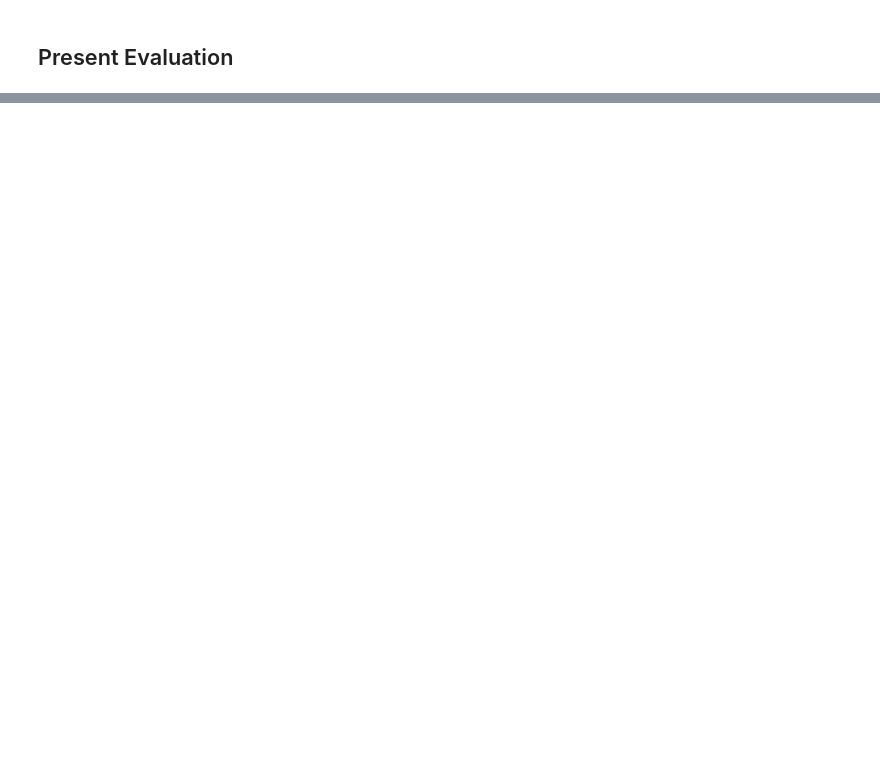
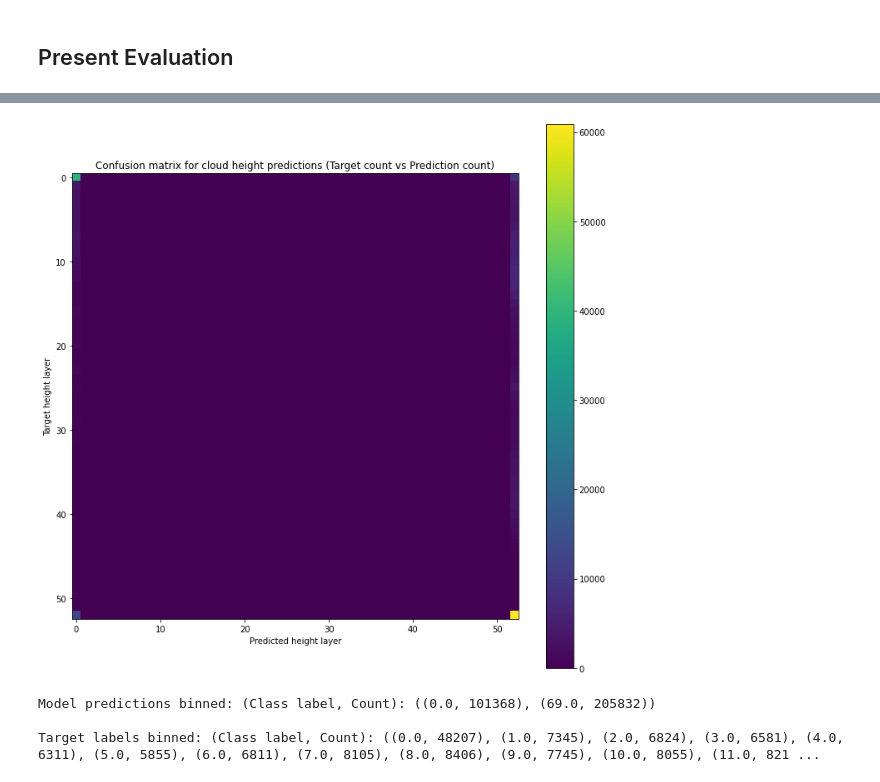
Before and after one commit to MetOffice/data_science_cop, a Jupyter notebook: challenges/2021_CyrilMorcrette_cloudBaseHeight/cbh_challenge_ml_pytorch_eval.ipynb, the cells around one changed output, grey strips where cells are left out. Drawn from its saved outputs; the diff is of its cells as text; code cells hidden in the pictures; blank space fills up the shorter version.

```diff
--- a/challenges/2021_CyrilMorcrette_cloudBaseHeight/cbh_challenge_ml_pytorch_eval.ipynb
+++ b/challenges/2021_CyrilMorcrette_cloudBaseHeight/cbh_challenge_ml_pytorch_eval.ipynb
@@ -230,0 +273,25 @@ print(str(acc) + "%")
+# %%
+# sedi like a,b,d,c mean confusion matrix
+
+plt.figure(figsize=(12,12))
+
+confm = confusion_matrix(all_targs, all_preds)
+plt.imshow(confm, cmap=plt.cm.viridis,
+                interpolation='nearest')
+plt.colorbar()
+plt.title("Confusion matrix for cloud height predictions (Target count vs Prediction count)")
+plt.ylabel("Target height layer")
+plt.xlabel("Predicted height layer")
+plt.show()
+
+labels, counts = np.unique(all_preds, return_counts=True)
+bins_pred = tuple(zip(list(labels), list(counts)))
+labels, counts = np.unique(all_targs, return_counts=True)
+bins_targ = tuple(zip(list(labels), list(counts)))
+print("\nModel predictions binned: (Class label, Count):", bins_pred, '\n')
+print("Target labels binned: (Class label, Count):", bins_targ)
+# %% [output]
+[figure, added]
+Model predictions binned: (Class label, Count): ((0.0, 101368), (69.0, 205832))
+
+Target labels binned: (Class label, Count): ((0.0, 48207), (1.0, 7345), (2.0, 6824), (3.0, 6581), (4.0, 6311), (5.0, 5855), (6.0, 6811), (7.0, 8105), (8.0, 8406), (9.0, 7745), (10.0, 8055), (11.0, 821 ...
```
Also changed, not shown: parts of 22 cells of this notebook.
